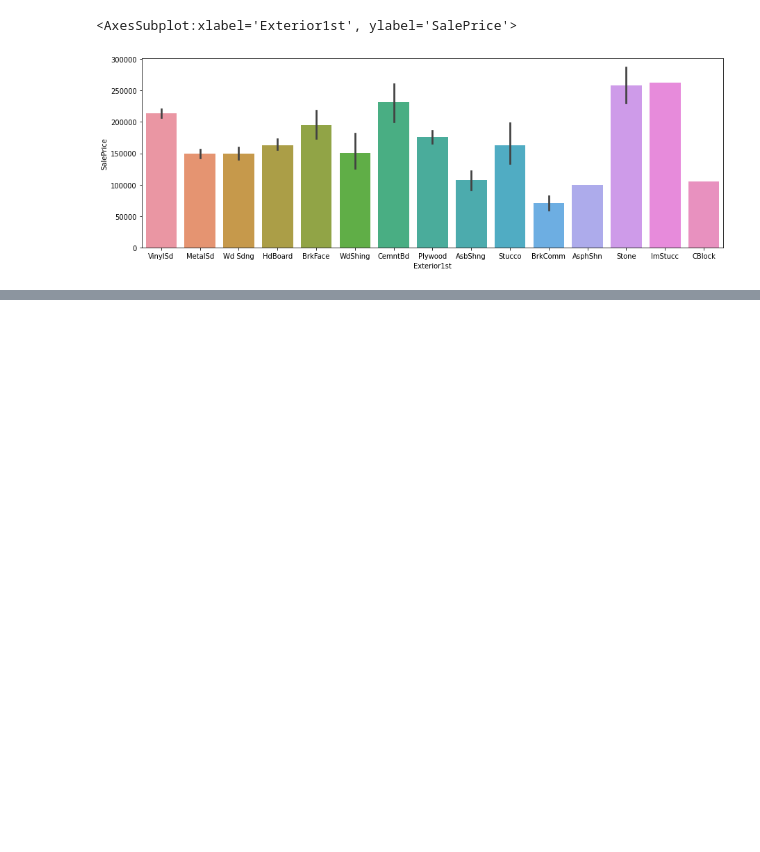
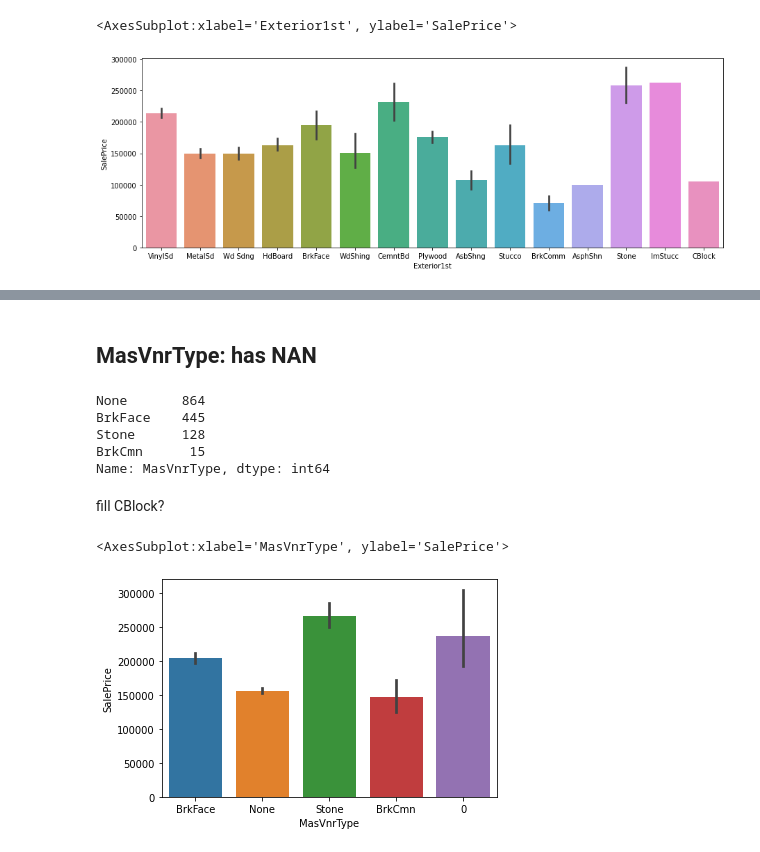
Before and after one commit to hoangquy18/Machine-Learning, a Jupyter notebook: Machine Learning/House/house.ipynb, the cells around one changed output, grey strips where cells are left out. Cells and saved outputs as stored; diff of their text form; code cells hidden in the pictures; blank space fills up the shorter version.

```diff
--- a/Machine Learning/House/house.ipynb
+++ b/Machine Learning/House/house.ipynb
@@ -356,0 +360,19 @@ sns.barplot(data = train_data,x='Exterior2nd',y='SalePrice')
+# %% [markdown]
+## MasVnrType: has NAN
+# %%
+train_data['MasVnrType'].value_counts()
+# %% [output]
+None       864
+BrkFace    445
+Stone      128
+BrkCmn      15
+Name: MasVnrType, dtype: int64
+# %%
+train_data['MasVnrType'] = train_data['MasVnrType'].fillna(0)
+# %% [markdown]
+fill CBlock?
+# %%
+sns.barplot(data = train_data,x='MasVnrType',y='SalePrice')
+# %% [output]
+<AxesSubplot:xlabel='MasVnrType', ylabel='SalePrice'>
+[figure, added]
```
Also changed, not shown: parts of 56 cells of this notebook.
